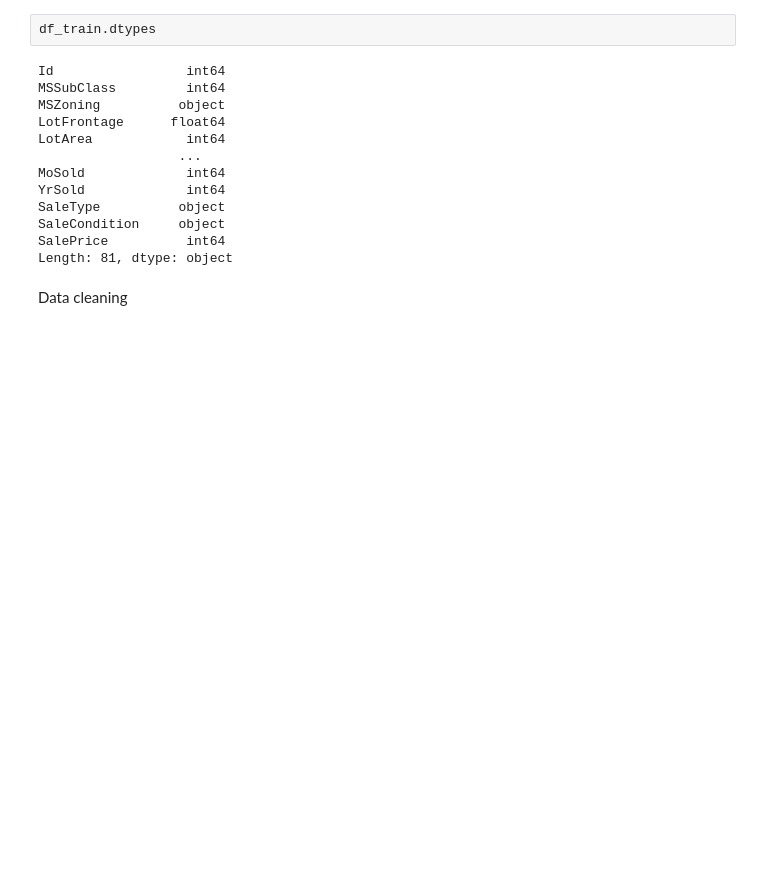
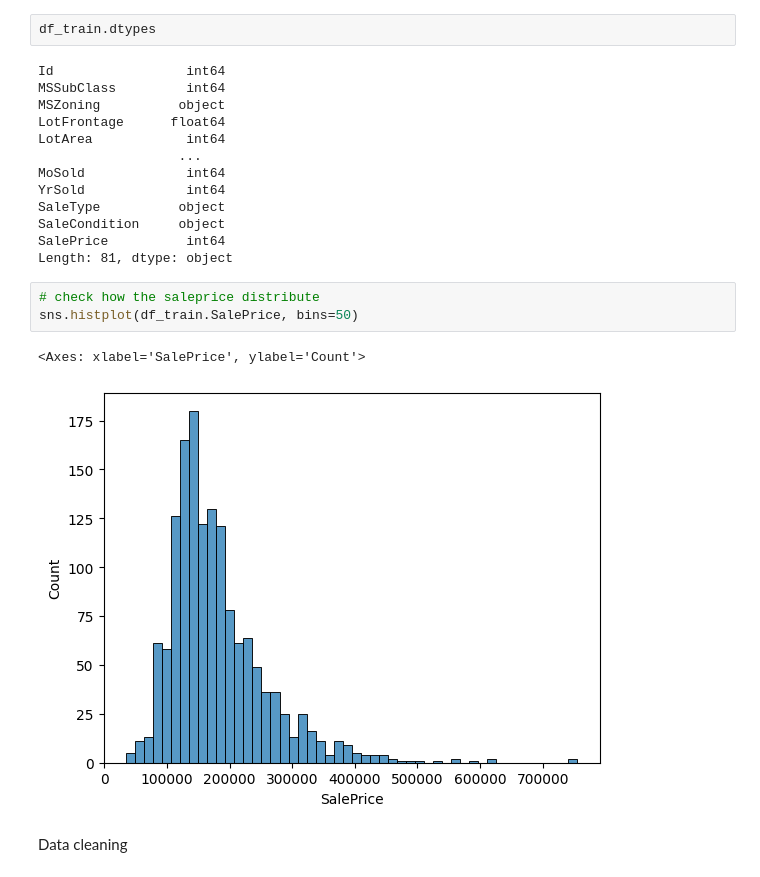
Before and after one commit to sarah-zhan/house_price_prediction, a Jupyter notebook: main.ipynb, the cells around one changed output. Drawn from its saved outputs; the diff is of its cells as text; blank space fills up the shorter version.

Commit message:
explore the original price graph

```diff
--- a/main.ipynb
+++ b/main.ipynb
@@ -46,6 +46,12 @@ SaleType          object
 SaleCondition     object
 SalePrice          int64
 Length: 81, dtype: object
+# %%
+# check how the saleprice distribute
+sns.histplot(df_train.SalePrice, bins=50)
+# %% [output]
+<Axes: xlabel='SalePrice', ylabel='Count'>
+[figure, added]
 # %% [markdown]
 Data cleaning
 # %%
```
Also changed, not shown: parts of 6 cells of this notebook.
